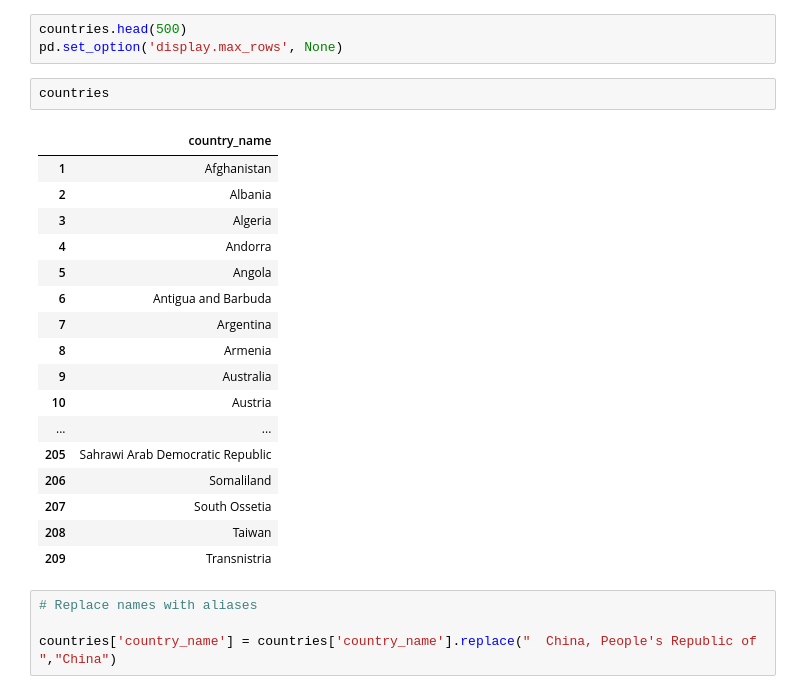
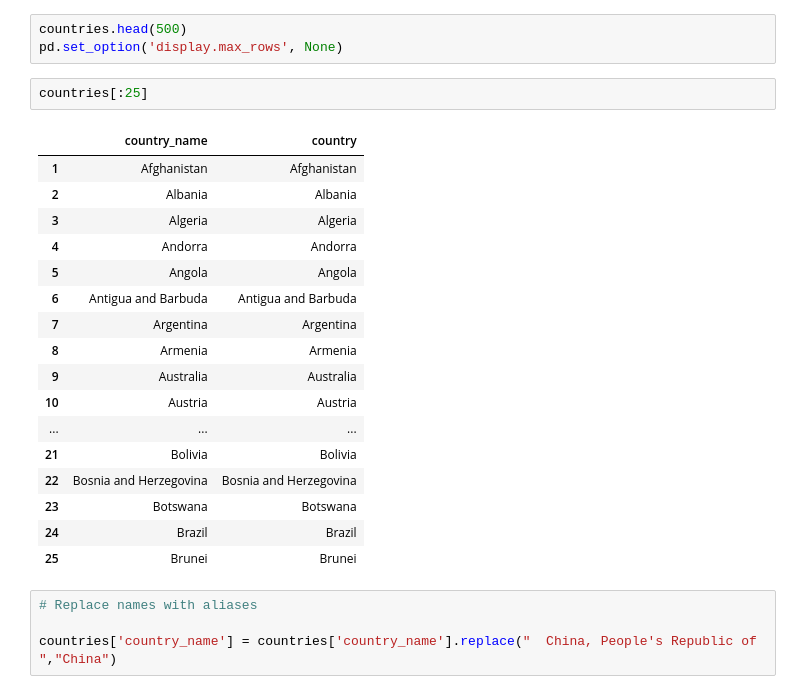
Before and after one commit to ricdball/20th-century, a Jupyter notebook: Task_1.5_Text_Mining.ipynb, the cells around one changed output. Cells and saved outputs as stored; diff of their text form.

```diff
--- a/Task_1.5_Text_Mining.ipynb
+++ b/Task_1.5_Text_Mining.ipynb
@@ -454,25 +460,25 @@ countries=pd.read_csv(r"C:\Users\Drew\20th_century\countries_list_20th_century_1
 countries.head(500)
 pd.set_option('display.max_rows', None)
 # %%
-countries
+countries[:25]
 # %% [output]
-|  | country_name |
-| 1 | Afghanistan |
-| 2 | Albania |
-| 3 | Algeria |
-| 4 | Andorra |
-| 5 | Angola |
-| 6 | Antigua and Barbuda |
-| 7 | Argentina |
-| 8 | Armenia |
-| 9 | Australia |
-| 10 | Austria |
-| ... | ... |
-| 205 | Sahrawi Arab Democratic Republic |
-| 206 | Somaliland |
-| 207 | South Ossetia |
-| 208 | Taiwan |
-| 209 | Transnistria |
+|  | country_name | country |
+| 1 | Afghanistan | Afghanistan |
+| 2 | Albania | Albania |
+| 3 | Algeria | Algeria |
+| 4 | Andorra | Andorra |
+| 5 | Angola | Angola |
+| 6 | Antigua and Barbuda | Antigua and Barbuda |
+| 7 | Argentina | Argentina |
+| 8 | Armenia | Armenia |
+| 9 | Australia | Australia |
+| 10 | Austria | Austria |
+| ... | ... | ... |
+| 21 | Bolivia | Bolivia |
+| 22 | Bosnia and Herzegovina | Bosnia and Herzegovina |
+| 23 | Botswana | Botswana |
+| 24 | Brazil | Brazil |
+| 25 | Brunei | Brunei |
 # %%
 # Replace names with aliases
 
```
Also changed, not shown: parts of 13 cells of this notebook.
